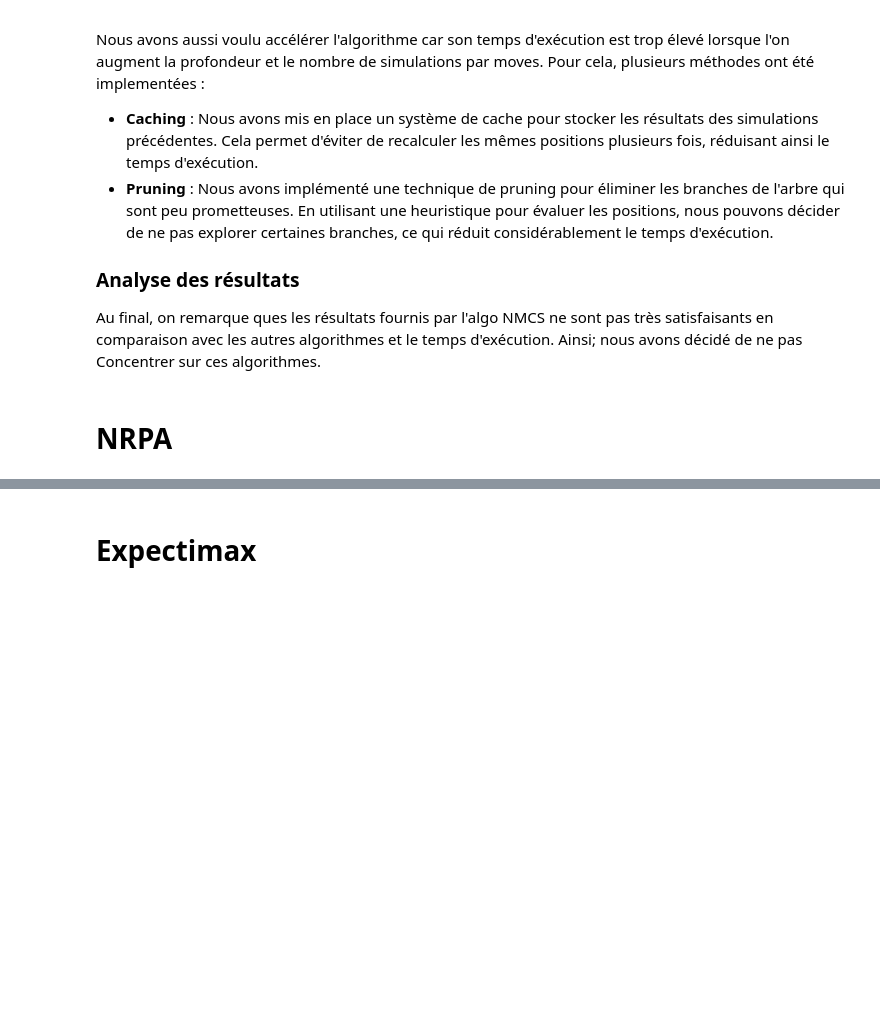
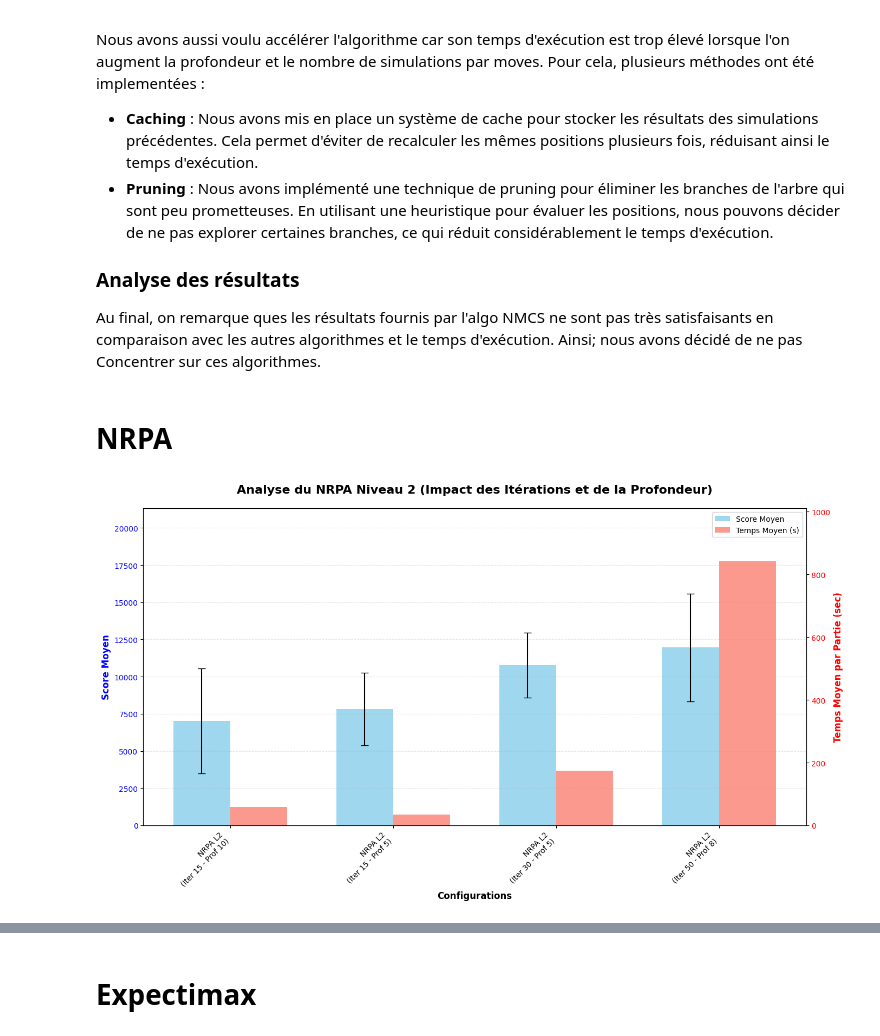
Before and after one commit to Drilly93/MCTS_Projet, a Jupyter notebook: analyse.ipynb, the cells around one changed output, grey strips where cells are left out. Drawn from its saved outputs; the diff is of its cells as text; code cells hidden in the pictures; blank space fills up the shorter version.

Commit message:
final result

```diff
--- a/analyse.ipynb
+++ b/analyse.ipynb
@@ -201,3 +201,26 @@ Nous avons aussi voulu accélérer l'algorithme car son temps d'exécution est t
 Au final, on remarque ques les résultats fournis par l'algo NMCS ne sont pas très satisfaisants en comparaison avec les autres algorithmes et le temps d'exécution. Ainsi; nous avons décidé de ne pas Concentrer sur ces algorithmes.
 # %% [markdown]
 # NRPA
+# %%
+labels_nrpa = [
+    "NRPA L2\n(Iter 15 - Prof 10)",
+    "NRPA L2\n(Iter 15 - Prof 5)",
+    "NRPA L2\n(Iter 30 - Prof 5)",
+    "NRPA L2\n(Iter 50 - Prof 8)"
+]
+
+# Données extraites de tes fichiers (triées par score croissant)
+scores_nrpa = [7030.67, 7820.00, 10761.33, 11954.67]
+ecarts_nrpa = [3532.73, 2436.48, 2192.26, 3631.51]
+temps_nrpa  = [57.73, 34.37, 174.93, 841.98]
+
+# Génération du graphique
+plot_benchmark_results(
+    labels=labels_nrpa,
+    scores=scores_nrpa,
+    times=temps_nrpa,
+    std_devs=ecarts_nrpa,
+    title="Analyse du NRPA Niveau 2 (Impact des Itérations et de la Profondeur)"
+)
+# %% [output]
+[figure, added]
```
Also changed, not shown: parts of 2 cells of this notebook.
